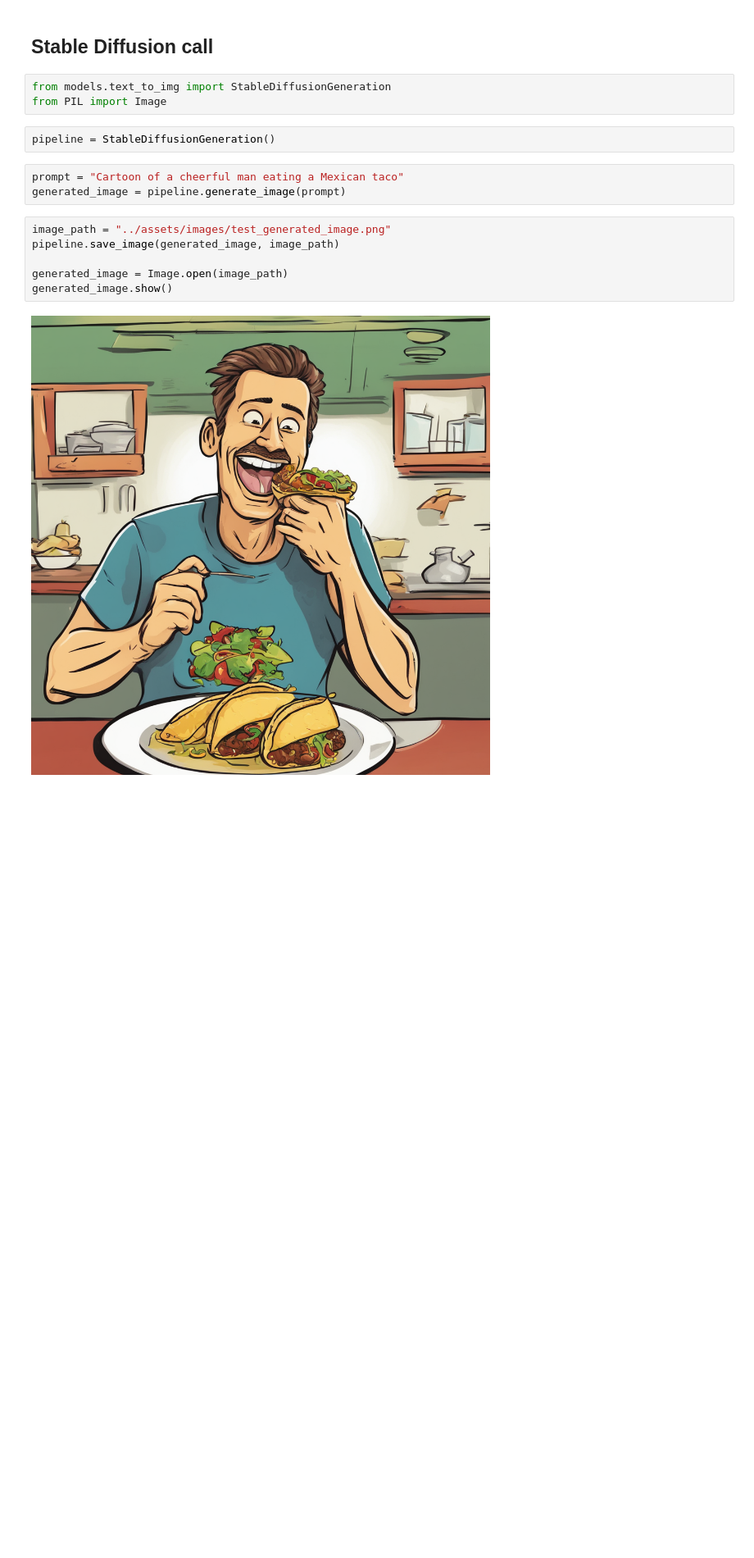
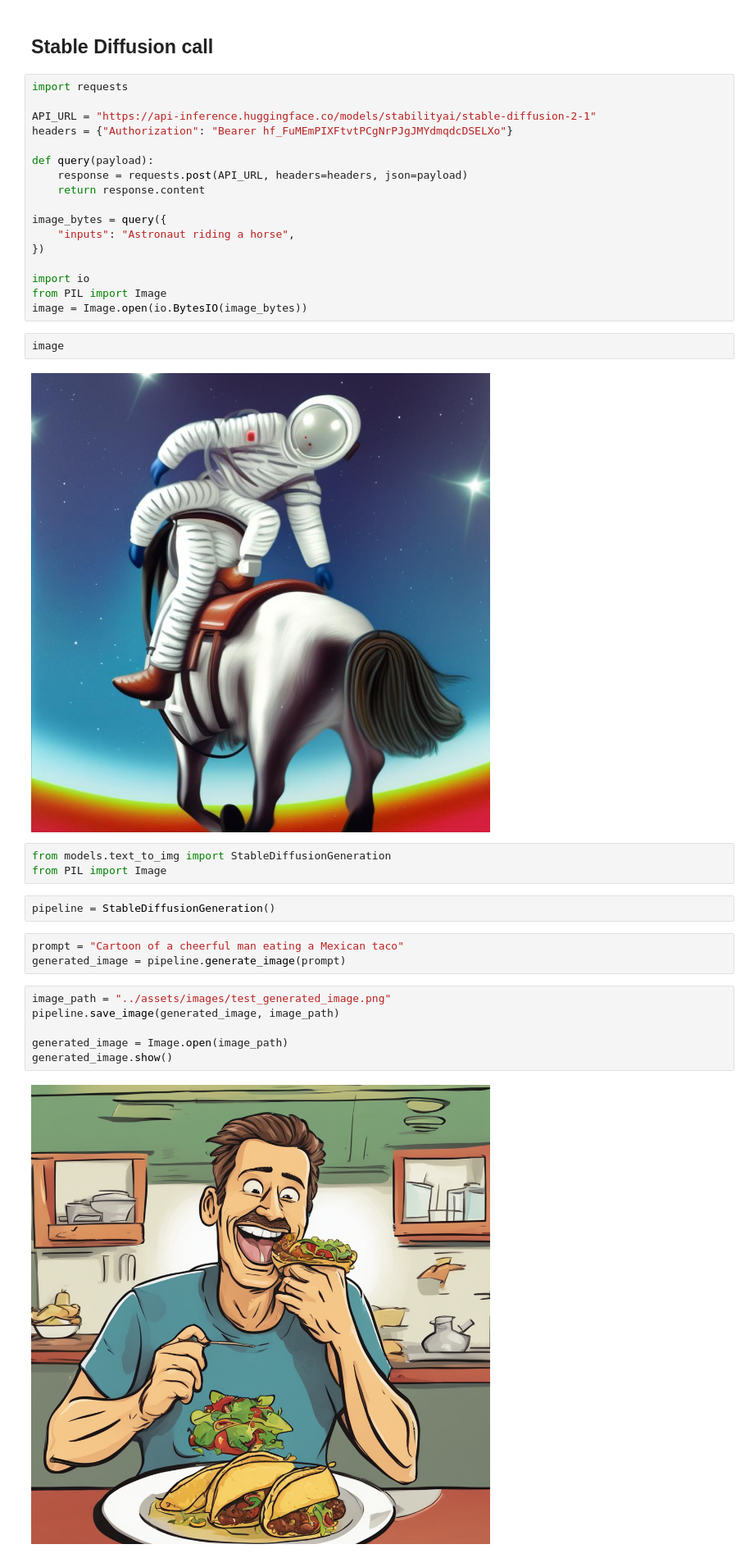
Before and after one commit to Yedson54/YouTrend, a Jupyter notebook: demos/nlp_analysis.ipynb, the cells around one changed output. Shown at 82% size. Drawn from its saved outputs; the diff is of its cells as text; blank space fills up the shorter version.

Commit message:
stable diffusion call via API

```diff
--- a/demos/nlp_analysis.ipynb
+++ b/demos/nlp_analysis.ipynb
@@ -38,5 +38,26 @@ plot_wc(wc)
 # %% [markdown]
 ## Stable Diffusion call
+# %%
+import requests
+
+API_URL = "https://api-inference.huggingface.co/models/stabilityai/stable-diffusion-2-1"
+headers = {"Authorization": "Bearer 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"}
+
+def query(payload):
+	response = requests.post(API_URL, headers=headers, json=payload)
+	return response.content
+
+image_bytes = query({
+	"inputs": "Astronaut riding a horse",
+})
+
+import io
+from PIL import Image
+image = Image.open(io.BytesIO(image_bytes))
+# %%
+image
+# %% [output]
+[figure, added]
 # %%
 from models.text_to_img import StableDiffusionGeneration
 from PIL import Image
```
Also changed, not shown: parts of 3 cells of this notebook.
